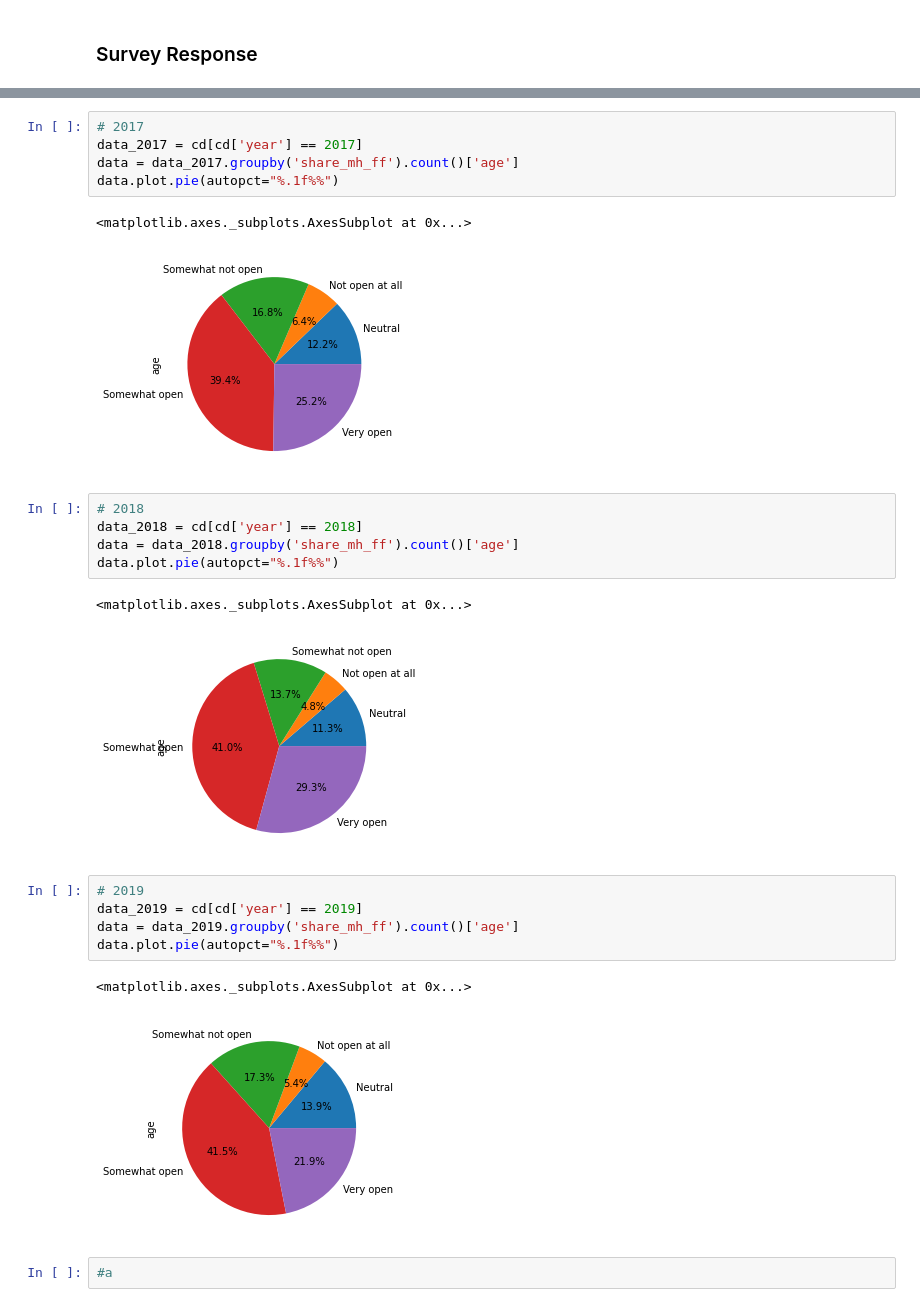
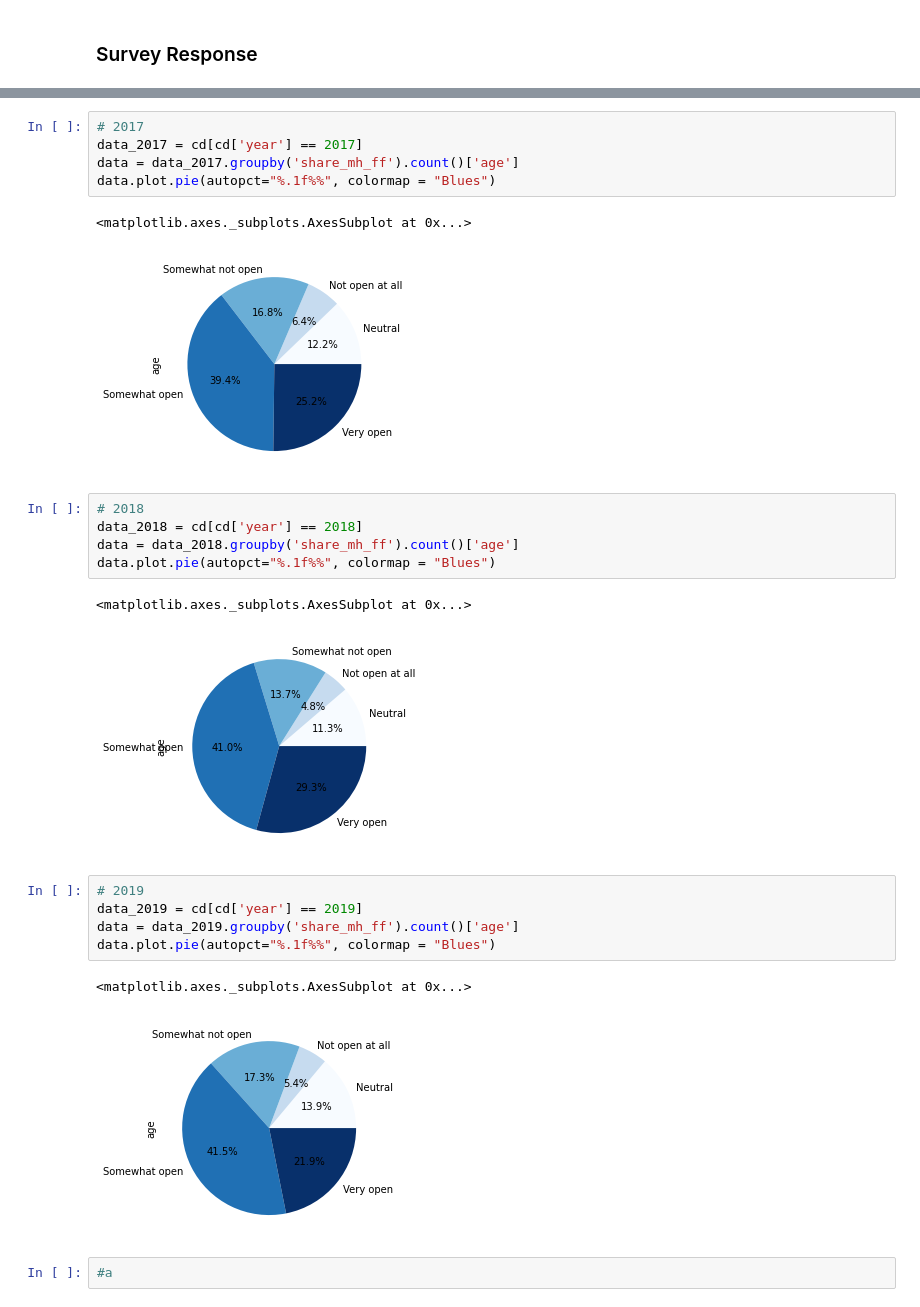
Before and after one commit to alexisbianco0919/compsci216-project, a Jupyter notebook: share_mh_ff.ipynb, the cells around one changed output, grey strips where cells are left out. Saved outputs shown, nothing was run; the diff lists cells and outputs as text.

```diff
--- a/share_mh_ff.ipynb
+++ b/share_mh_ff.ipynb
@@ -436,26 +435,26 @@ data.plot.pie(autopct="%.1f%%")
 # 2017
 data_2017 = cd[cd['year'] == 2017]
 data = data_2017.groupby('share_mh_ff').count()['age']
-data.plot.pie(autopct="%.1f%%")
+data.plot.pie(autopct="%.1f%%", colormap = "Blues")
 # %% [output]
 <matplotlib.axes._subplots.AxesSubplot at 0x...>
-[figure, old version]
+[figure, new version]
 # %%
 # 2018
 data_2018 = cd[cd['year'] == 2018]
 data = data_2018.groupby('share_mh_ff').count()['age']
-data.plot.pie(autopct="%.1f%%")
+data.plot.pie(autopct="%.1f%%", colormap = "Blues")
 # %% [output]
 <matplotlib.axes._subplots.AxesSubplot at 0x...>
-[figure, old version]
+[figure, new version]
 # %%
 # 2019
 data_2019 = cd[cd['year'] == 2019]
 data = data_2019.groupby('share_mh_ff').count()['age']
-data.plot.pie(autopct="%.1f%%")
+data.plot.pie(autopct="%.1f%%", colormap = "Blues")
 # %% [output]
 <matplotlib.axes._subplots.AxesSubplot at 0x...>
-[figure, old version]
+[figure, new version]
 # %%
 #a
 # %% [markdown]
```
Also changed, not shown: parts of 9 cells of this notebook.
